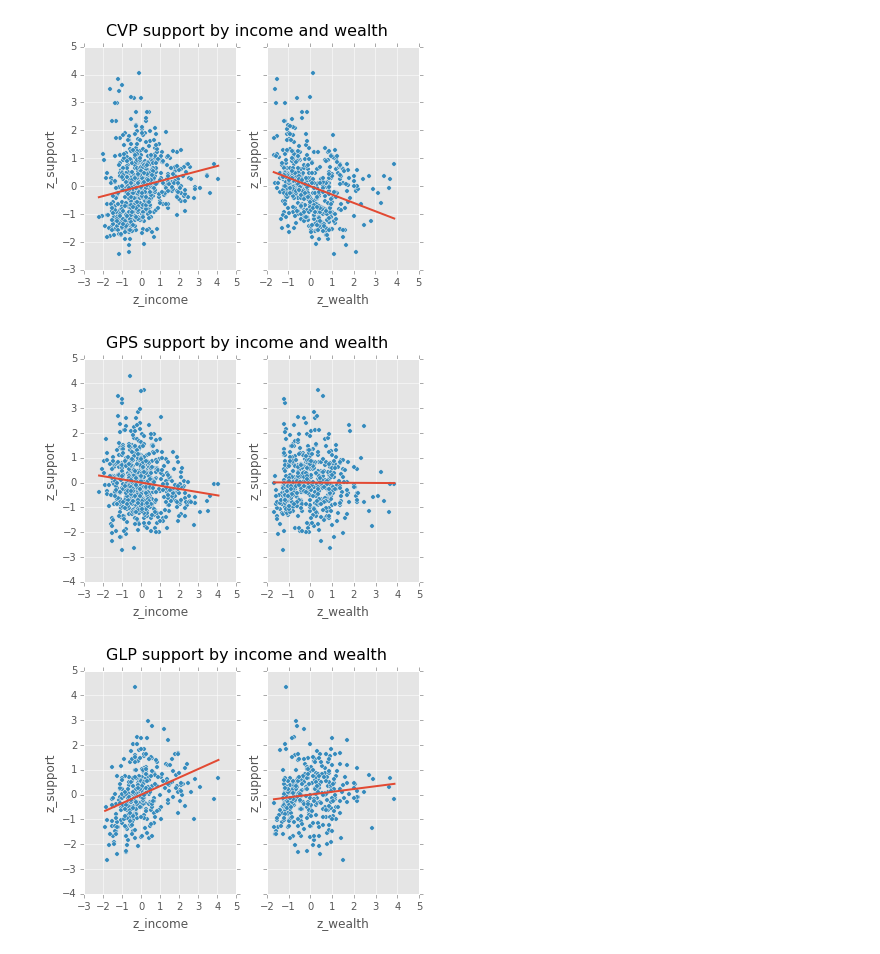
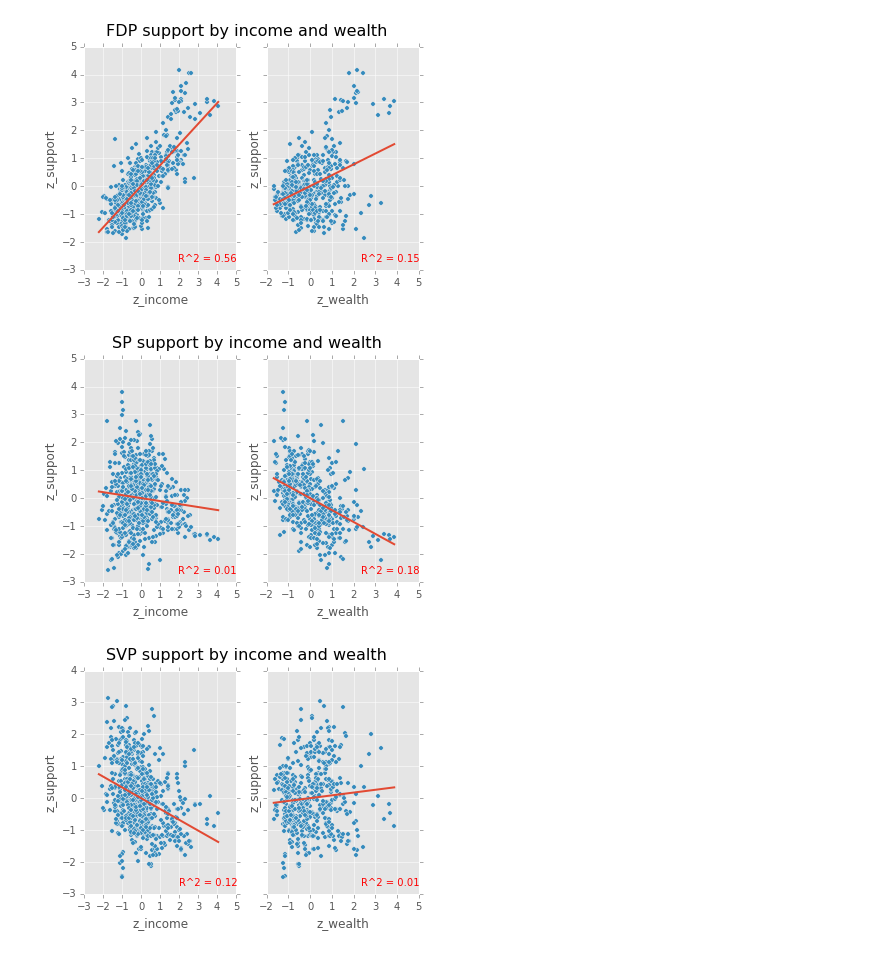
Before and after one commit to ciyer/election-ch, a Jupyter notebook: Income-Analysis.ipynb, the cells around one changed output. Saved outputs shown, nothing was run; the diff lists cells and outputs as text; code cells hidden in the pictures.

```diff
--- a/Income-Analysis.ipynb
+++ b/Income-Analysis.ipynb
@@ -64,15 +79,26 @@ def plot_relationship(party, variable, ax):
     # Create a model
     formula = 'z_support ~ {}'.format(variable)
     lm = smf.ols(formula=formula, data=data).fit()
+    rsquared = lm.rsquared
     preds_input = pd.DataFrame({variable: [data[variable].min(), data[variable].max()]})
     preds = lm.predict(preds_input)
     # Plot the data
     data.plot(x=variable, y='z_support', kind='scatter', ax=ax)
     # Plot the model
     ax.plot(preds_input, preds, c='red', linewidth=2)
+    ax.text(1.0, 0.05,'R^2 = {:.2f}'.format(rsquared), horizontalalignment='right',
+      verticalalignment='center', color='red',
+      transform=ax.transAxes)
 
-def plot_relationships(party):
+def plot_monetary_relationships(party):
     fig, axs = plt.subplots(1,2, sharey=True)
     plot_relationship(party, 'z_income', axs[0])
     plot_relationship(party, 'z_wealth', axs[1])
     fig.suptitle(party + ' support by income and wealth', fontsize=16)
+
+def plot_demographic_relationships(party):
+    fig, axs = plt.subplots(1,3, sharey=True, figsize=(10, 4))
+    plot_relationship(party, 'pct20_39', axs[0])
+    plot_relationship(party, 'pct40_64', axs[1])
+    plot_relationship(party, 'pct65_79', axs[2])
+    fig.suptitle(party + ' support by age', fontsize=16)
@@ -91,12 +105,13 @@ plot_relationships('SVP')
-# %%
-plot_relationships('CVP')
-# %% [output]
-[figure, removed]
-# %%
-plot_relationships('GPS')
-# %% [output]
-[figure, removed]
-# %%
-plot_relationships('GLP')
-# %% [output]
-[figure, removed]
+# %%
+plot_monetary_relationships('FDP')
+plot_monetary_relationships('SP')
+plot_monetary_relationships('SVP')
+plot_monetary_relationships('CVP')
+plot_monetary_relationships('GPS')
+plot_monetary_relationships('GLP')
+# plot_monetary_relationships('BDP')
+# plot_monetary_relationships('EVP')
+# %% [output]
+[figure, added]
+[figure, added]
+[figure, added]
```
Also changed, not shown: parts of 8 cells of this notebook.
